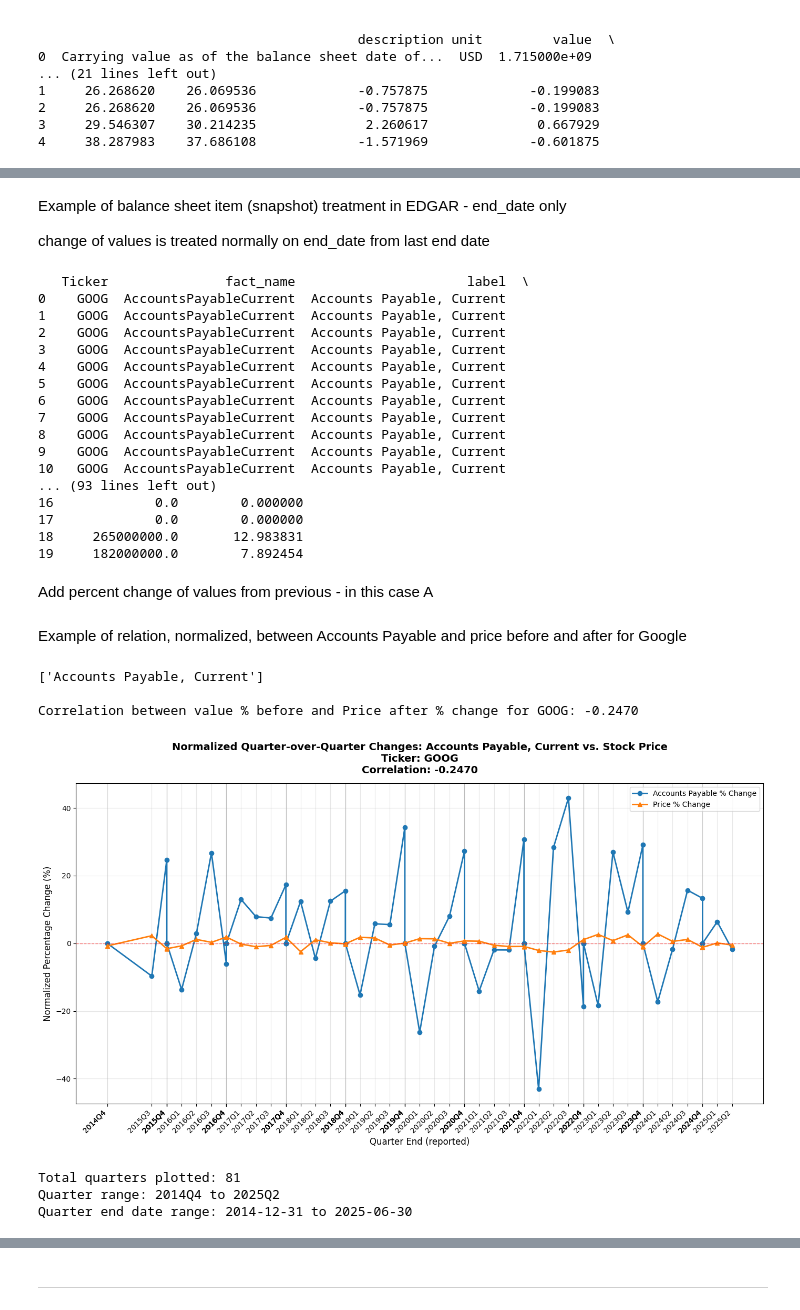
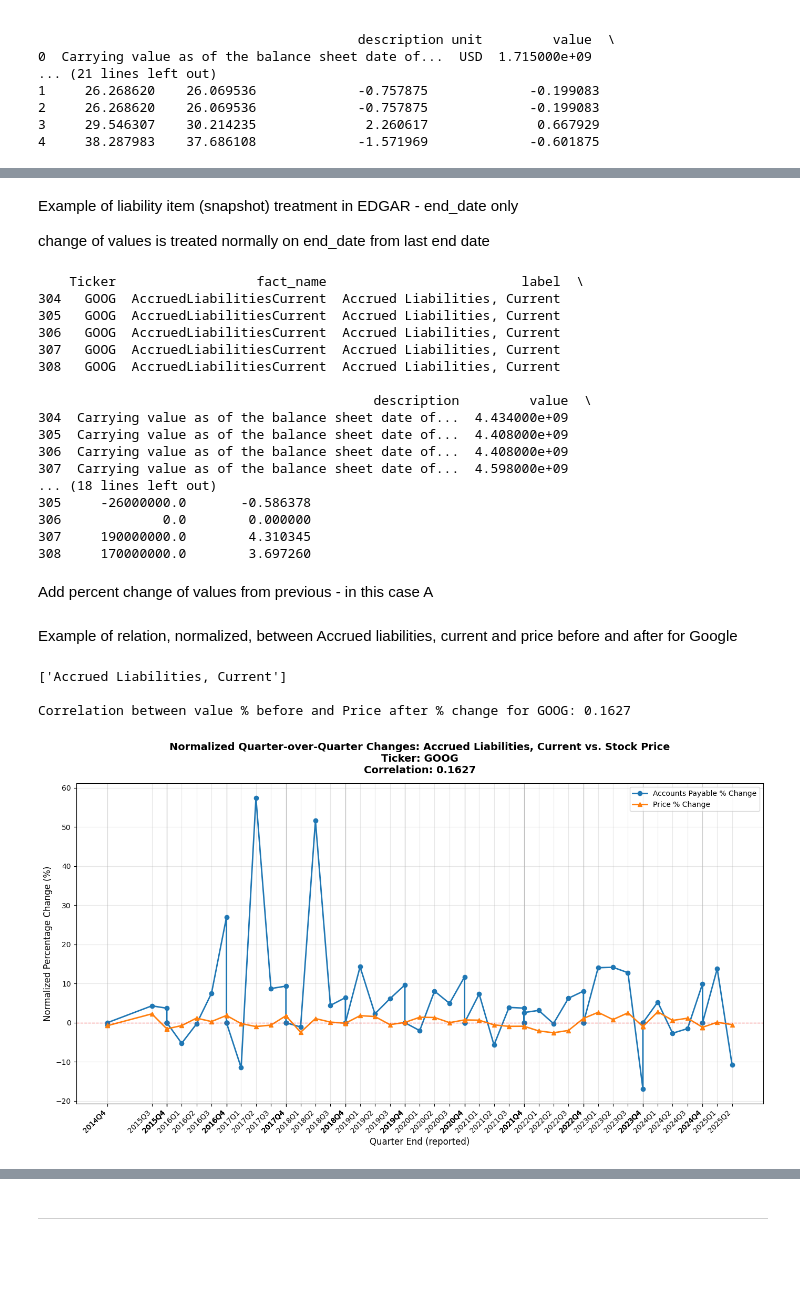
Before and after one commit to trick491/Data-Science-Final-Project, a Jupyter notebook: milestone1.ipynb, the cells around one changed output, grey strips where cells are left out. Drawn from its saved outputs; the diff is of its cells as text; code cells hidden in the pictures; blank space fills up the shorter version.

```diff
--- a/milestone1.ipynb
+++ b/milestone1.ipynb
@@ -245,15 +267,12 @@ Calculating 'Price after' in parallel...
 # %% [markdown]
-Example of balance sheet item (snapshot) treatment in EDGAR - end_date only
+Example of liability item (snapshot) treatment in EDGAR - end_date only
 
 change of values is treated normally on end_date from last end date
 # %%
-import pandas as pd
-import numpy as np
-
 example = full_data.copy()
 
 # Display the subset of data for 'Accounts Payable, Current'
-example = example.loc[example['label'] == 'Accounts Payable, Current'][['Ticker','fact_name', 'label', 'description', 'value', 'start_date',
+example = example.loc[example['label'] == 'Accrued Liabilities, Current'][['Ticker','fact_name', 'label', 'description', 'value', 'start_date',
    'end_date', 'filed_date', 'form', 'frame', 'Price before',
    'Price after', 'Price after $ change', 'Price after % change']]
 
@@ -268,38 +287,36 @@ example['value $ change'] = example['value'] - example['value before']
 # Formula: ((current value - previous value) / previous value) * 100
 example['value % before'] = (example['value $ change'] / example['value before'].replace(0, np.nan)) * 100
 
-print(example.head(20))
+print(example.head())
 # %% [output]
-   Ticker               fact_name                      label  \
-0    GOOG  AccountsPayableCurrent  Accounts Payable, Current
-1    GOOG  AccountsPayableCurrent  Accounts Payable, Current
-2    GOOG  AccountsPayableCurrent  Accounts Payable, Current
-3    GOOG  AccountsPayableCurrent  Accounts Payable, Current
-4    GOOG  AccountsPayableCurrent  Accounts Payable, Current
-5    GOOG  AccountsPayableCurrent  Accounts Payable, Current
-6    GOOG  AccountsPayableCurrent  Accounts Payable, Current
-7    GOOG  AccountsPayableCurrent  Accounts Payable, Current
-8    GOOG  AccountsPayableCurrent  Accounts Payable, Current
-9    GOOG  AccountsPayableCurrent  Accounts Payable, Current
-10   GOOG  AccountsPayableCurrent  Accounts Payable, Current
-... (93 lines left out)
-16             0.0        0.000000
-17             0.0        0.000000
-18     265000000.0       12.983831
-19     182000000.0        7.892454
+    Ticker                  fact_name                         label  \
+304   GOOG  AccruedLiabilitiesCurrent  Accrued Liabilities, Current
+305   GOOG  AccruedLiabilitiesCurrent  Accrued Liabilities, Current
+306   GOOG  AccruedLiabilitiesCurrent  Accrued Liabilities, Current
+307   GOOG  AccruedLiabilitiesCurrent  Accrued Liabilities, Current
+308   GOOG  AccruedLiabilitiesCurrent  Accrued Liabilities, Current
+
+                                           description         value  \
+304  Carrying value as of the balance sheet date of...  4.434000e+09
+305  Carrying value as of the balance sheet date of...  4.408000e+09
+306  Carrying value as of the balance sheet date of...  4.408000e+09
+307  Carrying value as of the balance sheet date of...  4.598000e+09
+... (18 lines left out)
+305     -26000000.0       -0.586378
+306             0.0        0.000000
+307     190000000.0        4.310345
+308     170000000.0        3.697260
 # %% [markdown]
 Add percent change of values from previous - in this case A
 # %% [markdown]
-Example of relation, normalized, between Accounts Payable and price before and after for Google
+Example of relation, normalized, between Accrued liabilities, current and price before and after for Google
 # %%
 import matplotlib.pyplot as plt
-import pandas as pd
-import numpy as np
 
 print(example['label'].unique())
 
 # Define variables
-y1_label = 'Accounts Payable, Current'
+y1_label = 'Accrued Liabilities, Current'
 y2 = 'value % before'
 y3 = 'Price after % change'
 FILTER_TICKER = 'GOOG'
@@ -310,58 +327,43 @@ if 'end_date' not in df.columns:
     raise KeyError("DataFrame must have an 'end_date' column to derive actual reported quarters.")
 df['end_date'] = pd.to_datetime(df['end_date'], errors='coerce')
 
-# Derive reported quarters (e.g., 2021Q4)
 df['reported_quarter'] = df['end_date'].dt.to_period('Q')
 
-# Set quarter end date for plotting
 df['quarter_end'] = df['reported_quarter'].dt.to_timestamp(how='end')
 
-# Filter for Google and Accounts Payable, Current
 plot_data = df[(df['Ticker'] == FILTER_TICKER) & (df['label'] == y1_label)].copy()
 
-# Drop rows with missing values in the columns to plot
 plot_data = plot_data.dropna(subset=[y2, y3, 'quarter_end'])
 
-# Sort by quarter for proper plotting
 plot_data['__q_ordinal'] = plot_data['reported_quarter'].apply(lambda p: p.ordinal)
 plot_data = plot_data.sort_values('__q_ordinal').reset_index(drop=True)
 
-# Calculate correlation
 correlation = plot_data[[y2, y3]].corr().iloc[0, 1]
 print(f"\nCorrelation between {y2} and {y3} for {FILTER_TICKER}: {correlation:.4f}")
 
-# Create the line plot
 fig, ax = plt.subplots(figsize=(14, 8))
 
-# Plot percentage change in Accounts Payable, Current
 ax.plot(plot_data['quarter_end'], plot_data[y2], marker='o', linewidth=2, markersize=6, label='Accounts Payable % Change')
-# Plot percentage change in stock price
 ax.plot(plot_data['quarter_end'], plot_data[y3], marker='^', linewidth=2, markersize=6, label='Price % Change')
 
-# Add horizontal line at y=0
 ax.axhline(y=0, color='red', linestyle='--', alpha=0.5, linewidth=1)
 
-# Customize plot
 ax.set_xlabel('Quarter End (reported)', fontsize=12)
 ax.set_ylabel('Normalized Percentage Change (%)', fontsize=12)
 ax.set_title(f'Normalized Quarter-over-Quarter Changes: {y1_label} vs. Stock Price\nTicker: {FILTER_TICKER}\nCorrelation: {correlation:.4f}', fontsize=14, fontweight='bold', pad=14)
 
 ax.grid(True, alpha=0.3)
 ax.legend(loc='best', fontsize=10)
 
-# Set x-axis labels to quarters
 x_labels = [str(p) for p in plot_data['reported_quarter']]
 ax.set_xticks(plot_data['quarter_end'])
 ax.set_xticklabels(x_labels, rotation=45, ha='right')
 
 # Adjust layout and display
 fig.tight_layout()
 plt.show()
 # %% [output]
-['Accounts Payable, Current']
+['Accrued Liabilities, Current']
 
-Correlation between value % before and Price after % change for GOOG: -0.2470
+Correlation between value % before and Price after % change for GOOG: 0.1627
-[figure, old version]
+[figure, new version]
-Total quarters plotted: 81
-Quarter range: 2014Q4 to 2025Q2
-Quarter end date range: 2014-12-31 to 2025-06-30
```
Also changed, not shown: parts of 6 cells of this notebook.
